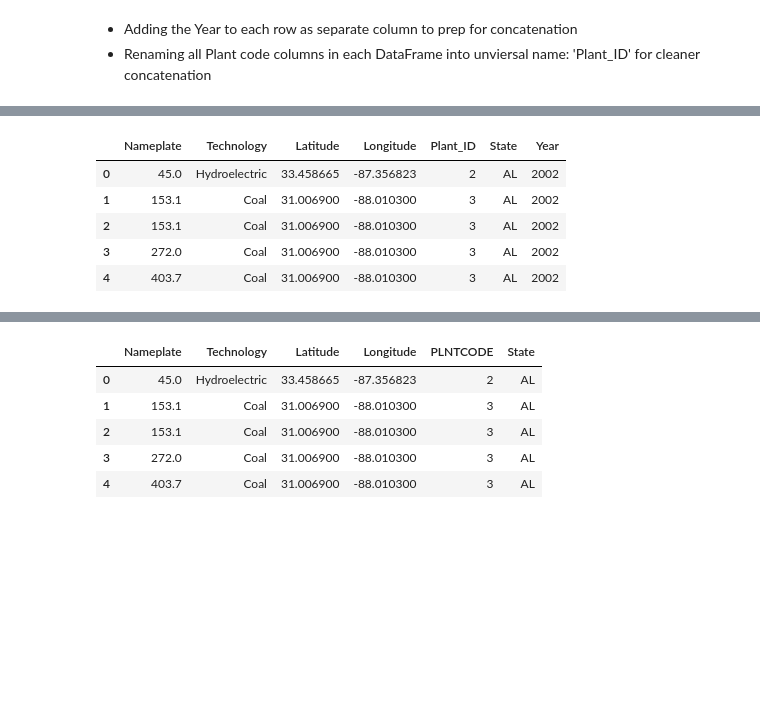
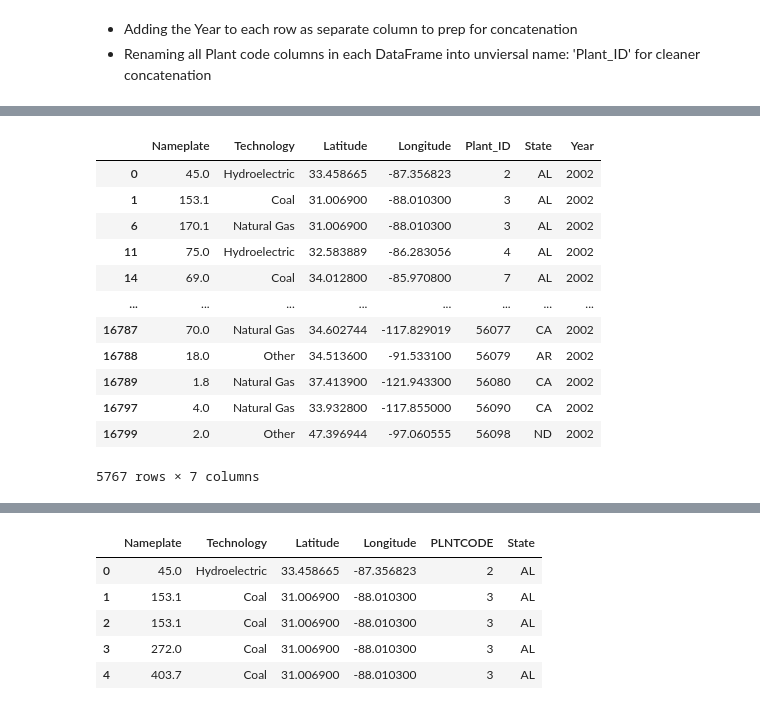
Before and after one commit to raj-cmyk/The-Coalition, a Jupyter notebook: jsonify.ipynb, the cells around one changed output, grey strips where cells are left out. Saved outputs shown, nothing was run; the diff lists cells and outputs as text; code cells hidden in the pictures; blank space fills up the shorter version.

Commit message:
script edit
fixed drop_duplicate error in ETL process, created 2018 json data for mapping

```diff
--- a/jsonify.ipynb
+++ b/jsonify.ipynb
@@ -46,17 +69,26 @@ y2002_df.head()
 # %%
 y2002_df.rename(columns={'PLNTCODE': 'Plant_ID'}, inplace=True)
 
 for row in y2002_df:
     y2002_df["Year"] = 2002
 
-y2002_df.head()
+y2002_df.drop_duplicates(subset=['Plant_ID', 'Technology'], inplace=True)
+
+y2002_df
 # %% [output]
 |  | Nameplate | Technology | Latitude | Longitude | Plant_ID | State | Year |
 | 0 | 45.0 | Hydroelectric | 33.458665 | -87.356823 | 2 | AL | 2002 |
 | 1 | 153.1 | Coal | 31.006900 | -88.010300 | 3 | AL | 2002 |
-| 2 | 153.1 | Coal | 31.006900 | -88.010300 | 3 | AL | 2002 |
-| 3 | 272.0 | Coal | 31.006900 | -88.010300 | 3 | AL | 2002 |
-| 4 | 403.7 | Coal | 31.006900 | -88.010300 | 3 | AL | 2002 |
+| 6 | 170.1 | Natural Gas | 31.006900 | -88.010300 | 3 | AL | 2002 |
+| 11 | 75.0 | Hydroelectric | 32.583889 | -86.283056 | 4 | AL | 2002 |
+| 14 | 69.0 | Coal | 34.012800 | -85.970800 | 7 | AL | 2002 |
+| ... | ... | ... | ... | ... | ... | ... | ... |
+| 16787 | 70.0 | Natural Gas | 34.602744 | -117.829019 | 56077 | CA | 2002 |
+| 16788 | 18.0 | Other | 34.513600 | -91.533100 | 56079 | AR | 2002 |
+| 16789 | 1.8 | Natural Gas | 37.413900 | -121.943300 | 56080 | CA | 2002 |
+| 16797 | 4.0 | Natural Gas | 33.932800 | -117.855000 | 56090 | CA | 2002 |
+| 16799 | 2.0 | Other | 47.396944 | -97.060555 | 56098 | ND | 2002 |
+5767 rows × 7 columns
 # %%
 y2003 = "Resource/y2003.csv"
 y2003_df = pd.read_csv(y2003)
```
Also changed, not shown: parts of 90 cells of this notebook, 18 other files.
